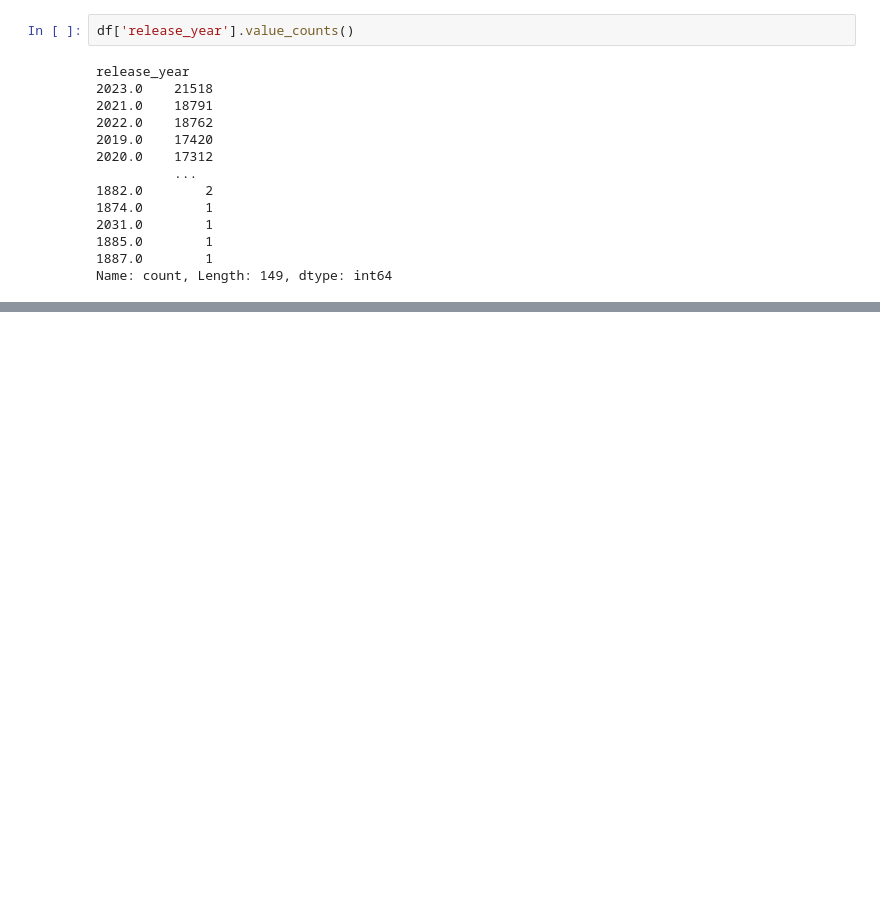
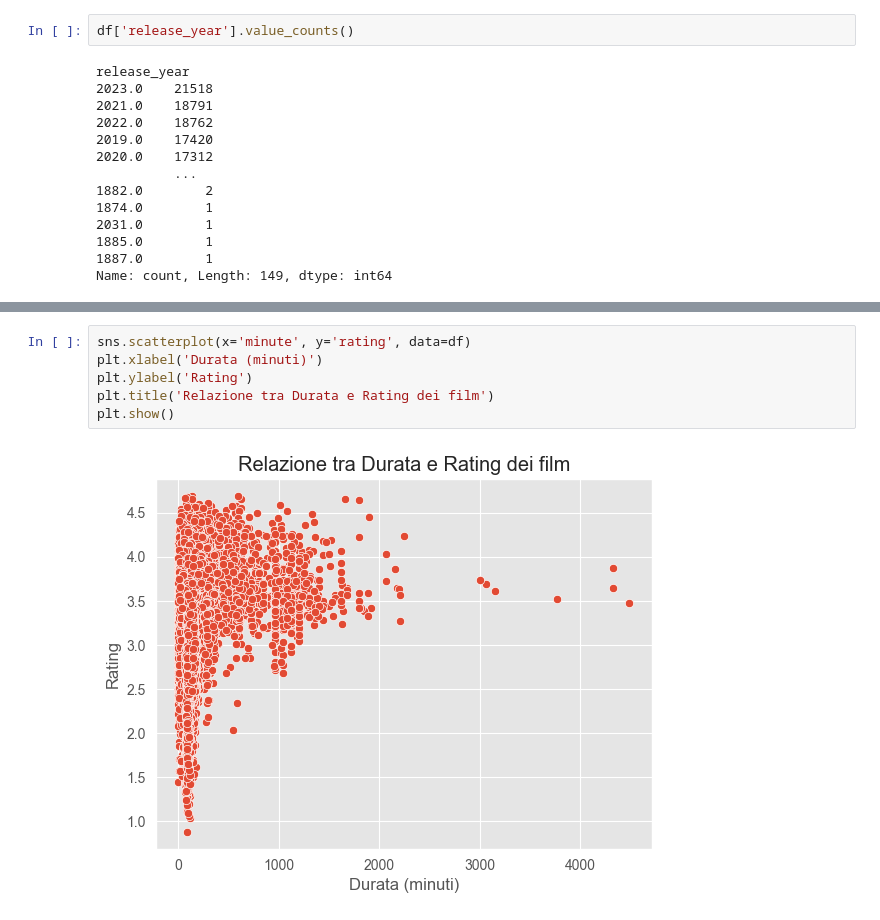
Before and after one commit to Matt1aLibera/Prog_IUM_TWEB, a Jupyter notebook: solutions/IUM/MattiaLiberatoreIUMSolution.ipynb, the cells around one changed output, grey strips where cells are left out. Cells and saved outputs as stored; diff of their text form; blank space fills up the shorter version.

```diff
--- a/solutions/IUM/MattiaLiberatoreIUMSolution.ipynb
+++ b/solutions/IUM/MattiaLiberatoreIUMSolution.ipynb
@@ -282,0 +328,8 @@ df.plot(kind='scatter', x='release_year', y='rating', title='incidenza del ratin
+# %%
+sns.scatterplot(x='minute', y='rating', data=df)
+plt.xlabel('Durata (minuti)')
+plt.ylabel('Rating')
+plt.title('Relazione tra Durata e Rating dei film')
+plt.show()
+# %% [output]
+[figure, added]
```
Also changed, not shown: parts of 15 cells of this notebook, 1 other file.
